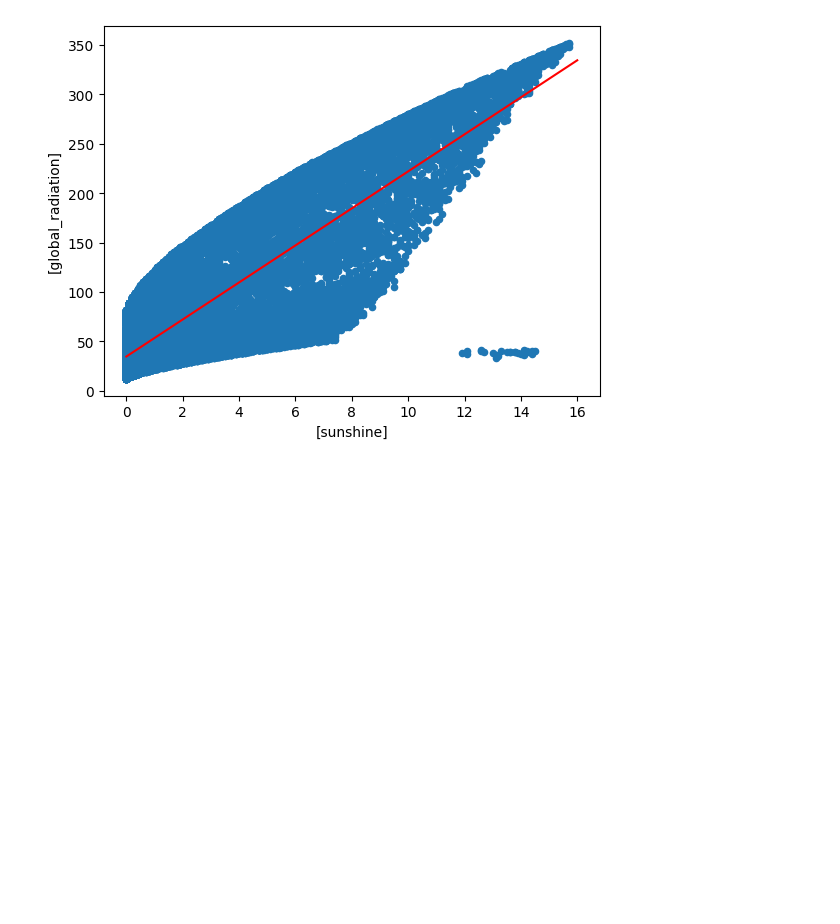
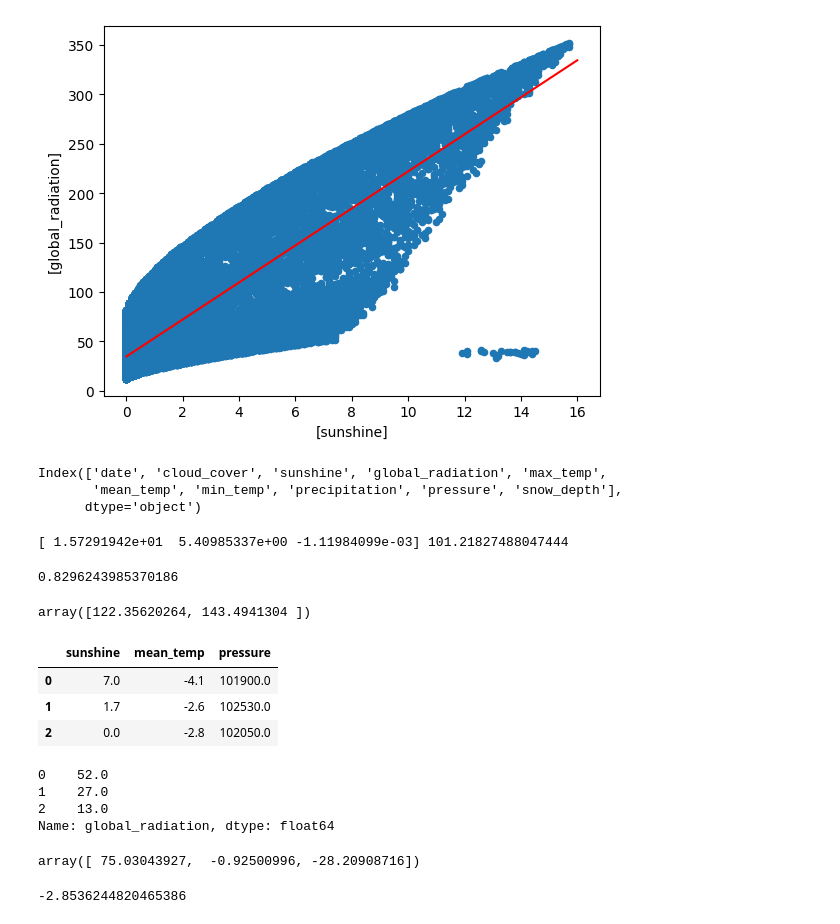
Before and after one commit to AdTekDev/EmT.DS, a Jupyter notebook: 05-Data/EmT.T7.W05.ipynb, the cells around one changed output. Drawn from its saved outputs; the diff is of its cells as text; code cells hidden in the pictures; blank space fills up the shorter version.

```diff
--- a/05-Data/EmT.T7.W05.ipynb
+++ b/05-Data/EmT.T7.W05.ipynb
@@ -69,3 +69,16 @@ plt.plot(x, y, color="red")
 # %% [output]
 [<matplotlib.lines.Line2D at 0x...>]
 [figure]
+# %%
+ldw.columns
+# %% [output]
+Index(['date', 'cloud_cover', 'sunshine', 'global_radiation', 'max_temp',
+       'mean_temp', 'min_temp', 'precipitation', 'pressure', 'snow_depth'],
+      dtype='object')
+# %%
+# model đa biến
+
+lnModel.fit( ldw[ [ "sunshine" , "mean_temp", "pressure" ]  ],  ldw[ "global_radiation" ])
+print( lnModel.coef_ , lnModel.intercept_ )
+# %% [output]
+[ 1.57291942e+01  5.40985337e+00 -1.11984099e-03] 101.21827488047444
@@ -71,0 +90,42 @@ plt.plot(x, y, color="red")
+# %%
+# calc score
+lnModel.score(
+    ldw[ [ "sunshine" , "mean_temp", "pressure" ]  ]
+    ,  ldw[ "global_radiation" ]
+)
+# %% [output]
+0.8296243985370186
+# %%
+x02 = [
+    [1, 1, 1],
+    [2, 2, 2]
+]
+y02 = lnModel.predict(x02)
+y02
+# %% [output]
+array([122.35620264, 143.4941304 ])
+# %%
+x03 = ldw[ [ "sunshine" , "mean_temp", "pressure" ] ] [:3]
+x03
+# %% [output]
+|  | sunshine | mean_temp | pressure |
+| 0 | 7.0 | -4.1 | 101900.0 |
+| 1 | 1.7 | -2.6 | 102530.0 |
+| 2 | 0.0 | -2.8 | 102050.0 |
+# %%
+y03 = ldw[ "global_radiation" ] [:3]
+y03
+# %% [output]
+0    52.0
+1    27.0
+2    13.0
+Name: global_radiation, dtype: float64
+# %%
+y03_predict = lnModel.predict(x03)
+y03_predict
+# %% [output]
+array([ 75.03043927,  -0.92500996, -28.20908716])
+# %%
+lnModel.score(x03,y03)
+# %% [output]
+-2.8536244820465386
```
Also changed, not shown: parts of 1 cell of this notebook, 1 other file.
